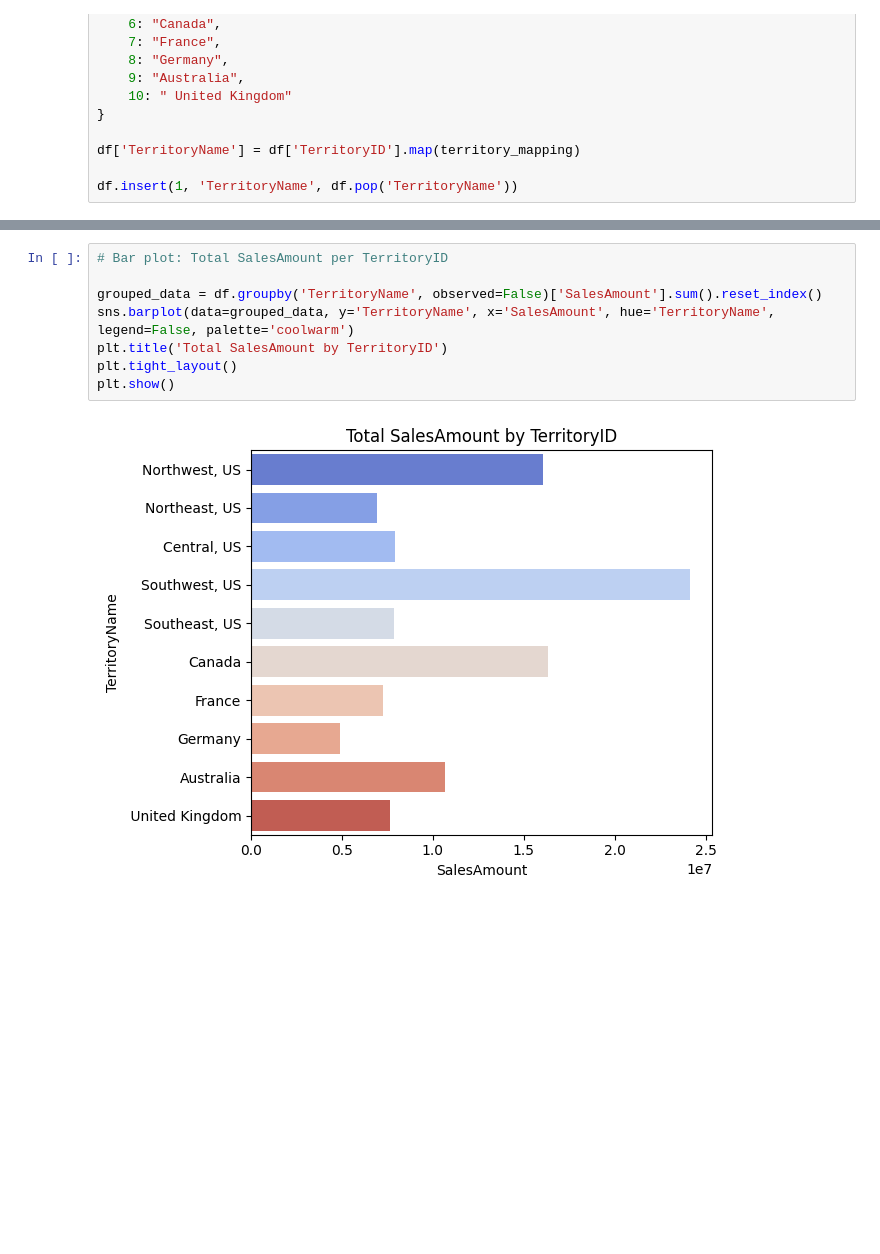
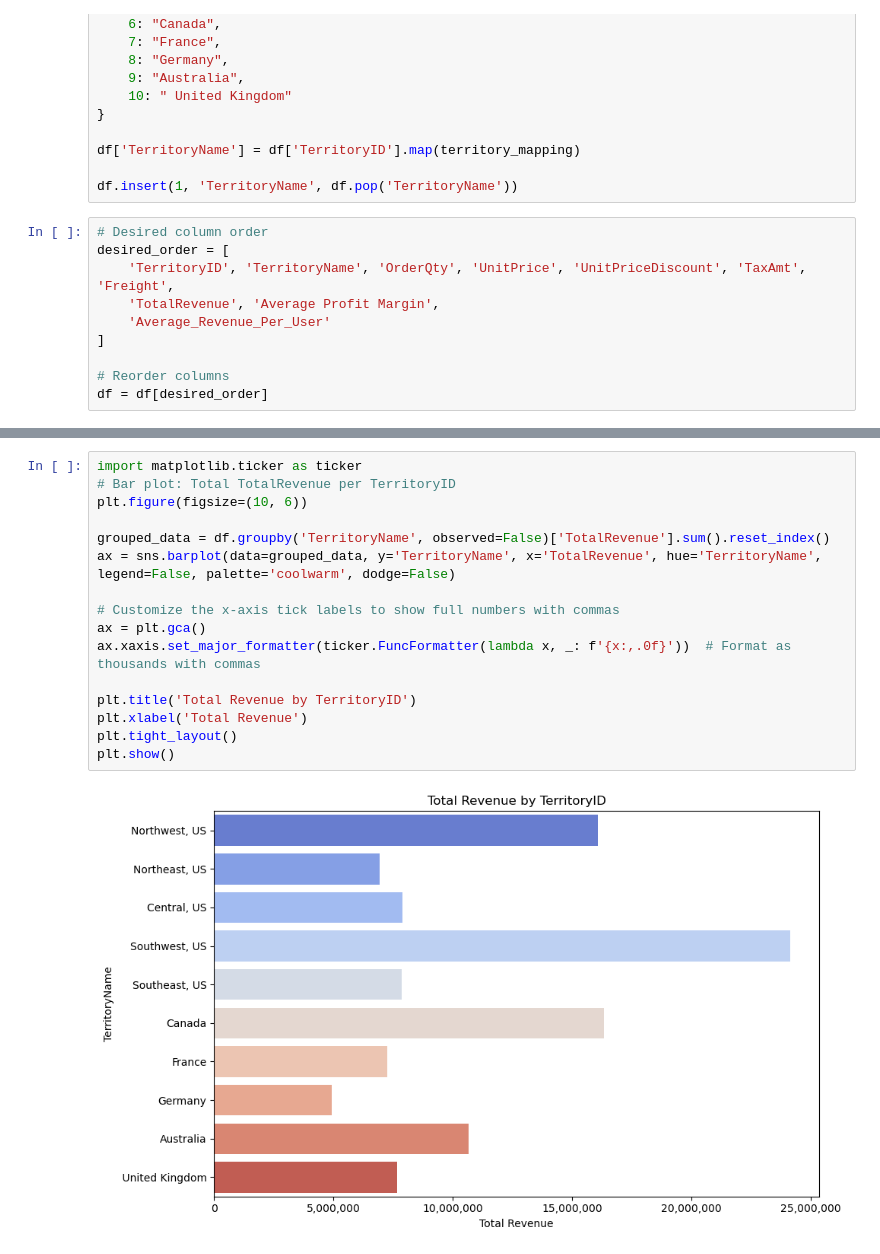
Before and after one commit to khnguyen0308/CompanyX-WareHouse-EDA-PowerBI, a Jupyter notebook: Python_Notebook/eda_territory.ipynb, the cells around one changed output, grey strips where cells are left out. Drawn from its saved outputs; the diff is of its cells as text; blank space fills up the shorter version.

```diff
--- a/Python_Notebook/eda_territory.ipynb
+++ b/Python_Notebook/eda_territory.ipynb
@@ -56,6 +56,16 @@ territory_mapping = {
 df['TerritoryName'] = df['TerritoryID'].map(territory_mapping)
 
 df.insert(1, 'TerritoryName', df.pop('TerritoryName'))
+# %%
+# Desired column order
+desired_order = [
+    'TerritoryID', 'TerritoryName', 'OrderQty', 'UnitPrice', 'UnitPriceDiscount', 'TaxAmt', 'Freight',
+    'TotalRevenue', 'Average Profit Margin',
+    'Average_Revenue_Per_User'
+]
+
+# Reorder columns
+df = df[desired_order]
 # %%
 df.head()
 # %% [output]
@@ -180,12 +285,20 @@ print(grouped_data)
 8           9  1.065534e+07            1533.006832   18293.0
 9          10  7.670721e+06            1163.803829   20099.0
 # %%
-# Bar plot: Total SalesAmount per TerritoryID
+import matplotlib.ticker as ticker
+# Bar plot: Total TotalRevenue per TerritoryID
+plt.figure(figsize=(10, 6))
 
-grouped_data = df.groupby('TerritoryName', observed=False)['SalesAmount'].sum().reset_index()
-sns.barplot(data=grouped_data, y='TerritoryName', x='SalesAmount', hue='TerritoryName', legend=False, palette='coolwarm')
-plt.title('Total SalesAmount by TerritoryID')
+grouped_data = df.groupby('TerritoryName', observed=False)['TotalRevenue'].sum().reset_index()
+ax = sns.barplot(data=grouped_data, y='TerritoryName', x='TotalRevenue', hue='TerritoryName', legend=False, palette='coolwarm', dodge=False)
+
+# Customize the x-axis tick labels to show full numbers with commas
+ax = plt.gca()
+ax.xaxis.set_major_formatter(ticker.FuncFormatter(lambda x, _: f'{x:,.0f}'))  # Format as thousands with commas
+
+plt.title('Total Revenue by TerritoryID')
+plt.xlabel('Total Revenue')
 plt.tight_layout()
 plt.show()
 # %% [output]
-[figure, old version]
+[figure, new version]
```
Also changed, not shown: parts of 26 cells of this notebook, 2 other files.
